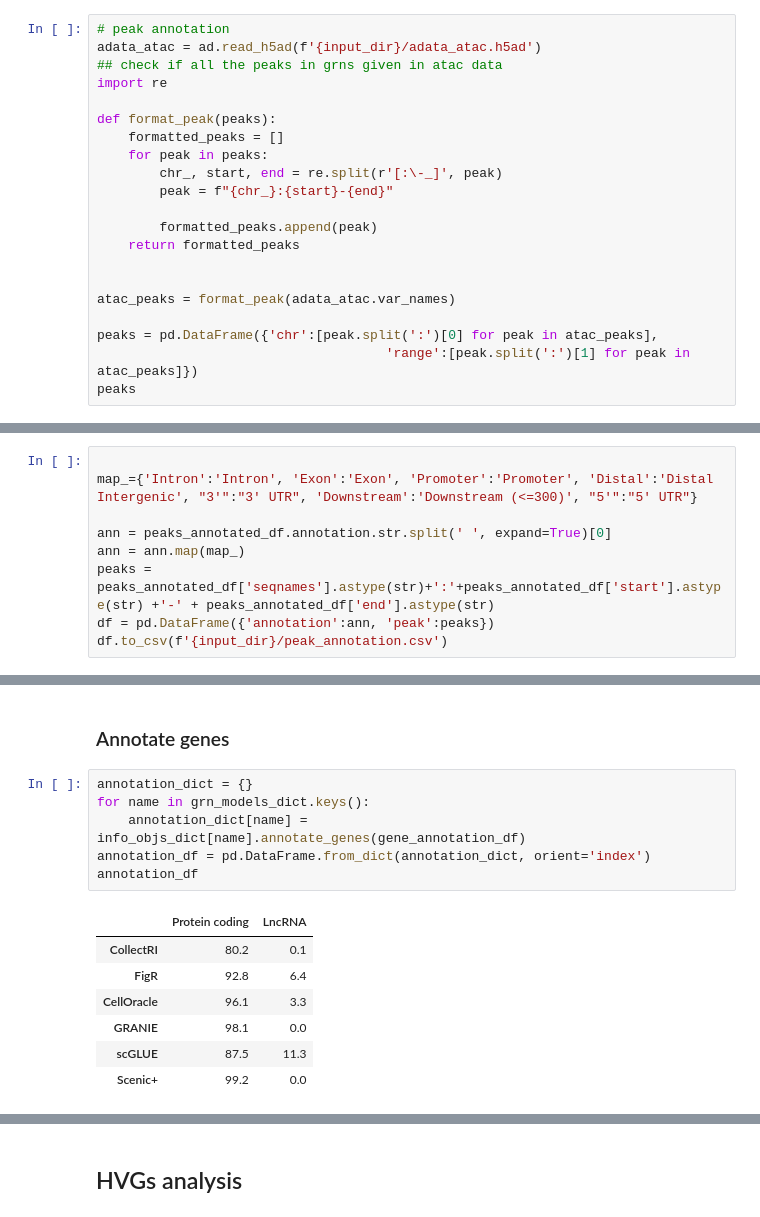
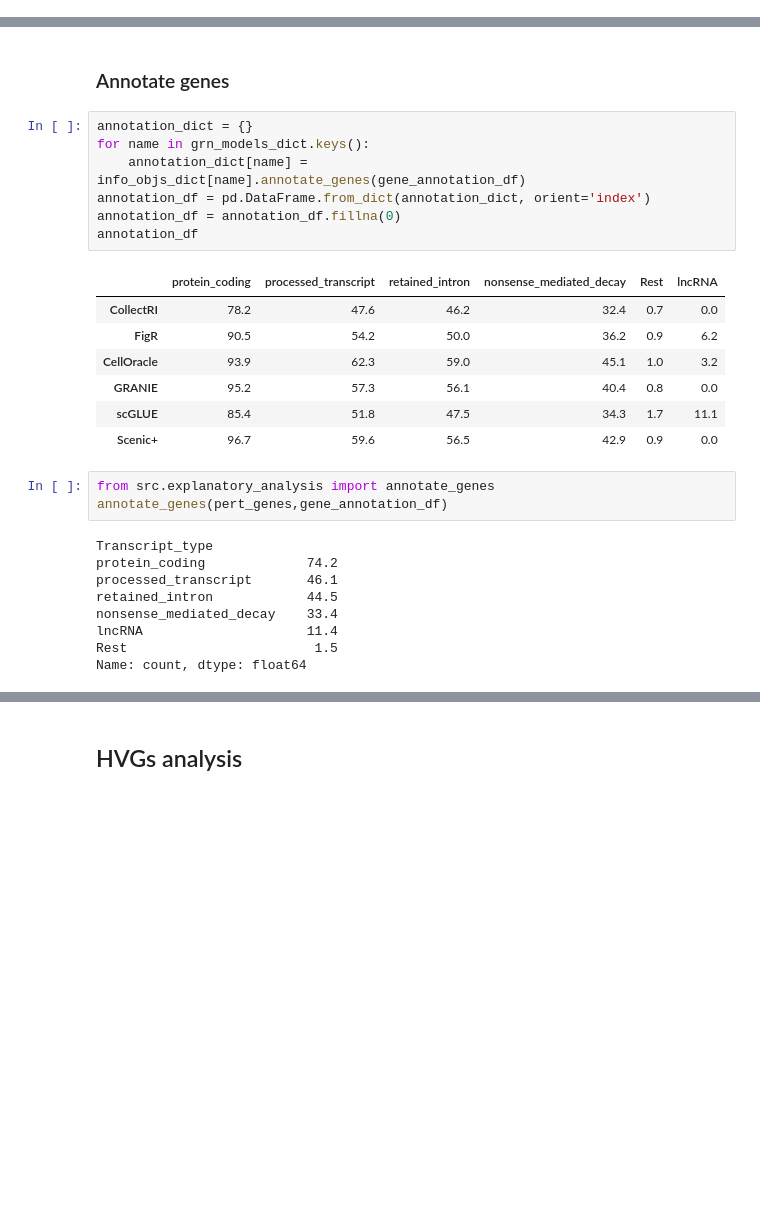
Before and after one commit to janursa/grn_benchmark, a Jupyter notebook: notebooks/explanatory_analysis.ipynb, the cells around one changed output, grey strips where cells are left out. Drawn from its saved outputs; the diff is of its cells as text; blank space fills up the shorter version.

```diff
--- a/notebooks/explanatory_analysis.ipynb
+++ b/notebooks/explanatory_analysis.ipynb
@@ -125,23 +154,2 @@ annot_database_f.to_csv(f'{input_dir}/gene_annotation.csv')
 # %% [markdown]
 ## Peak annotation
-# %%
-# peak annotation
-adata_atac = ad.read_h5ad(f'{input_dir}/adata_atac.h5ad')
-## check if all the peaks in grns given in atac data
-import re
-
-def format_peak(peaks):
-    formatted_peaks = []
-    for peak in peaks:
-        chr_, start, end = re.split(r'[:\-_]', peak)
-        peak = f"{chr_}:{start}-{end}"
-
-        formatted_peaks.append(peak)
-    return formatted_peaks
-
-
-atac_peaks = format_peak(adata_atac.var_names)
-
-peaks = pd.DataFrame({'chr':[peak.split(':')[0] for peak in atac_peaks],
-                                     'range':[peak.split(':')[1] for peak in atac_peaks]})
-peaks
@@ -222,12 +242,3 @@ In (function (package, help, pos = 2, lib.loc = NULL, character.only = FALSE,  :
-# %%
-
-map_={'Intron':'Intron', 'Exon':'Exon', 'Promoter':'Promoter', 'Distal':'Distal Intergenic', "3'":"3' UTR", 'Downstream':'Downstream (<=300)', "5'":"5' UTR"}
-
-ann = peaks_annotated_df.annotation.str.split(' ', expand=True)[0]
-ann = ann.map(map_)
-peaks = peaks_annotated_df['seqnames'].astype(str)+':'+peaks_annotated_df['start'].astype(str) +'-' + peaks_annotated_df['end'].astype(str)
-df = pd.DataFrame({'annotation':ann, 'peak':peaks})
-df.to_csv(f'{input_dir}/peak_annotation.csv')
 # %% [markdown]
 # Explanatory analysis
 # %%
@@ -889,17 +900,30 @@ fig.savefig(f'{results_folder}/explanatory_analysis/figs/peak_annotation.png', d
 # %%
 annotation_dict = {}
 for name in grn_models_dict.keys():
     annotation_dict[name] = info_objs_dict[name].annotate_genes(gene_annotation_df)
 annotation_df = pd.DataFrame.from_dict(annotation_dict, orient='index')
+annotation_df = annotation_df.fillna(0)
 annotation_df
 # %% [output]
-|  | Protein coding | LncRNA |
-| CollectRI | 80.2 | 0.1 |
-| FigR | 92.8 | 6.4 |
-| CellOracle | 96.1 | 3.3 |
-| GRANIE | 98.1 | 0.0 |
-| scGLUE | 87.5 | 11.3 |
-| Scenic+ | 99.2 | 0.0 |
+|  | protein_coding | processed_transcript | retained_intron | nonsense_mediated_decay | Rest | lncRNA |
+| CollectRI | 78.2 | 47.6 | 46.2 | 32.4 | 0.7 | 0.0 |
+| FigR | 90.5 | 54.2 | 50.0 | 36.2 | 0.9 | 6.2 |
+| CellOracle | 93.9 | 62.3 | 59.0 | 45.1 | 1.0 | 3.2 |
+| GRANIE | 95.2 | 57.3 | 56.1 | 40.4 | 0.8 | 0.0 |
+| scGLUE | 85.4 | 51.8 | 47.5 | 34.3 | 1.7 | 11.1 |
+| Scenic+ | 96.7 | 59.6 | 56.5 | 42.9 | 0.9 | 0.0 |
+# %%
+from src.explanatory_analysis import annotate_genes
+annotate_genes(pert_genes,gene_annotation_df)
+# %% [output]
+Transcript_type
+protein_coding             74.2
+processed_transcript       46.1
+retained_intron            44.5
+nonsense_mediated_decay    33.4
+lncRNA                     11.4
+Rest                        1.5
+Name: count, dtype: float64
 # %%
 import matplotlib.patches as mpatches
 
```
Also changed, not shown: parts of 19 cells of this notebook, 14 other files.
